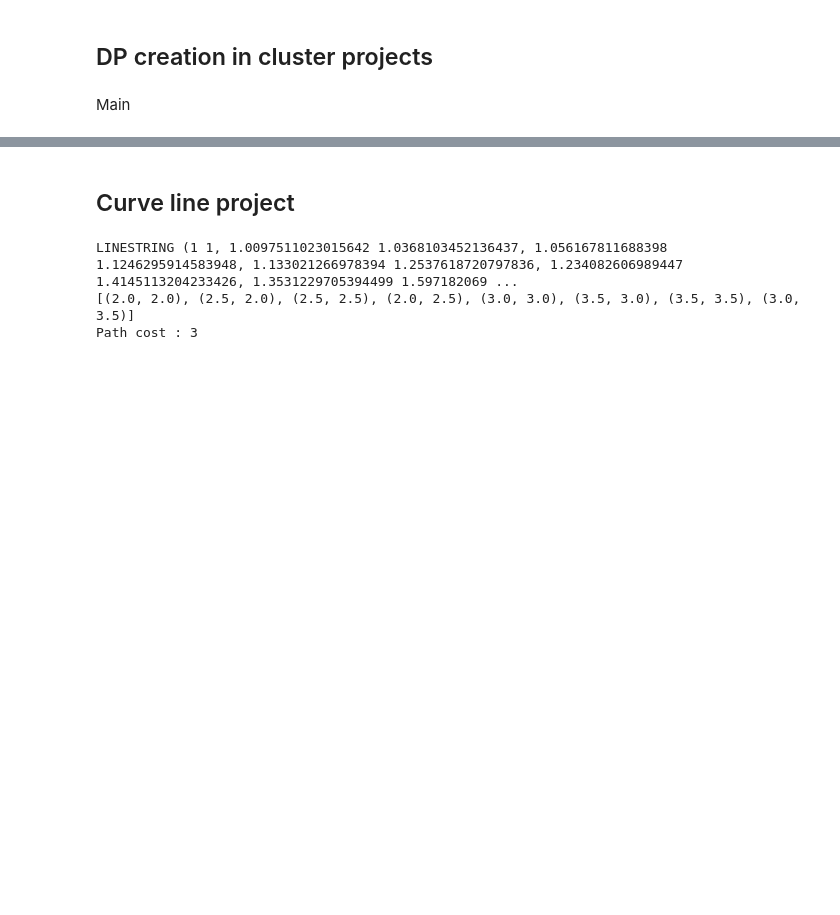
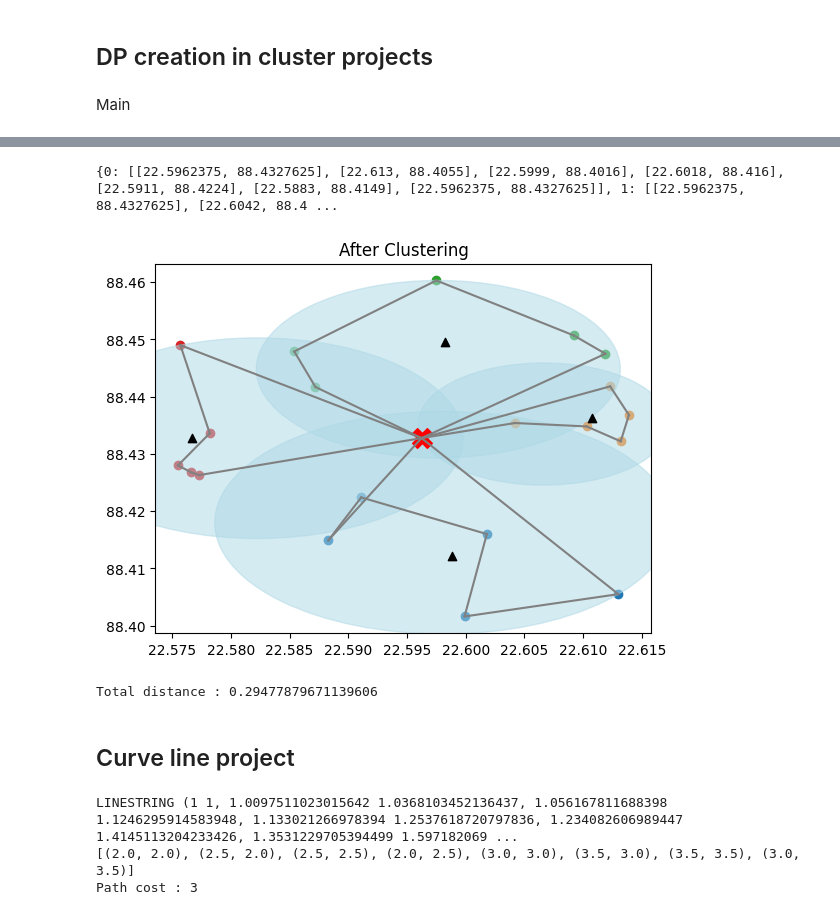
Before and after one commit to CR-Samrat/drone-based-delivary, a Jupyter notebook: helping_file.ipynb, the cells around one changed output, grey strips where cells are left out. Drawn from its saved outputs; the diff is of its cells as text; code cells hidden in the pictures; blank space fills up the shorter version.

```diff
--- a/helping_file.ipynb
+++ b/helping_file.ipynb
@@ -334,3 +378,29 @@ print(longest_points)
+# %%
+# final path
+
+for cls_id, cluster_path in clusters.items():
+    path = list(cluster_path)
+    path.append(dp)
+    path.insert(0, dp)
+    clusters[cls_id] = path
+
+print(clusters)
+# %% [output]
+{0: [[22.5962375, 88.4327625], [22.613, 88.4055], [22.5999, 88.4016], [22.6018, 88.416], [22.5911, 88.4224], [22.5883, 88.4149], [22.5962375, 88.4327625]], 1: [[22.5962375, 88.4327625], [22.6042, 88.4 ...
+# %%
+dp_plot(clusters, centroids, dp)
+# %% [output]
+[figure, added]
+# %%
+total_distance = 0
+
+for cls_id, cluster_path in clusters.items():
+    distance = total_dist(cluster_path)
+    total_distance += distance
+
+print("Total distance :", total_distance)
+# %% [output]
+Total distance : 0.29477879671139606
 # %% [markdown]
 ## Curve line project
 # %%
```
Also changed, not shown: parts of 9 cells of this notebook.
